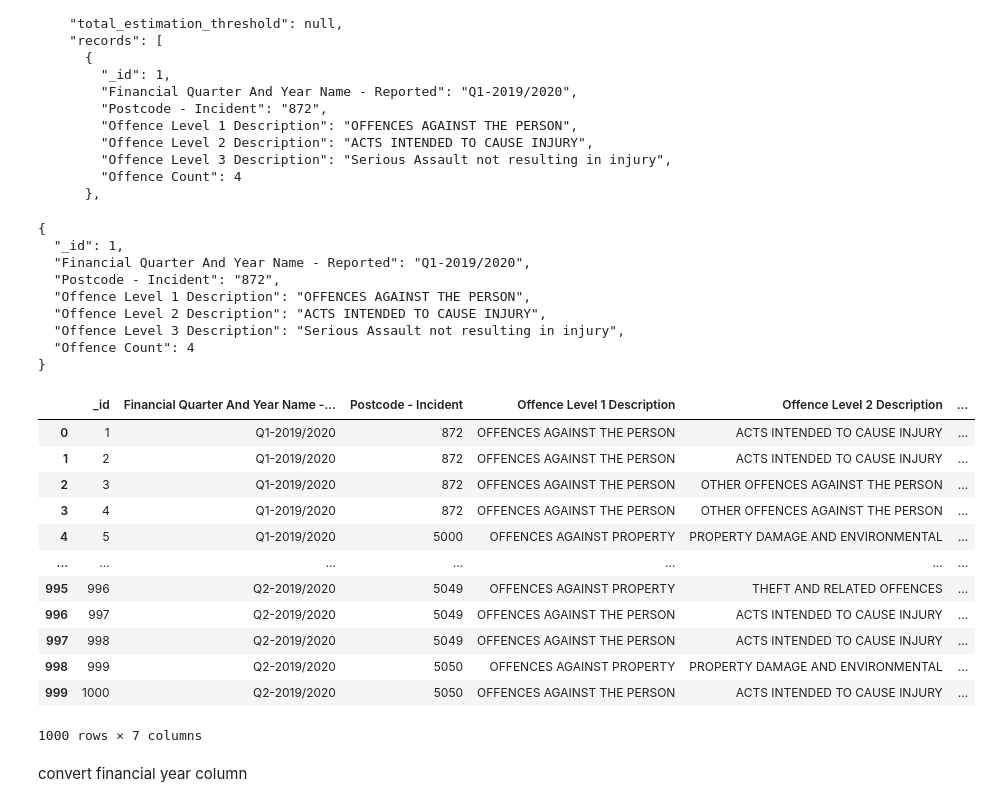
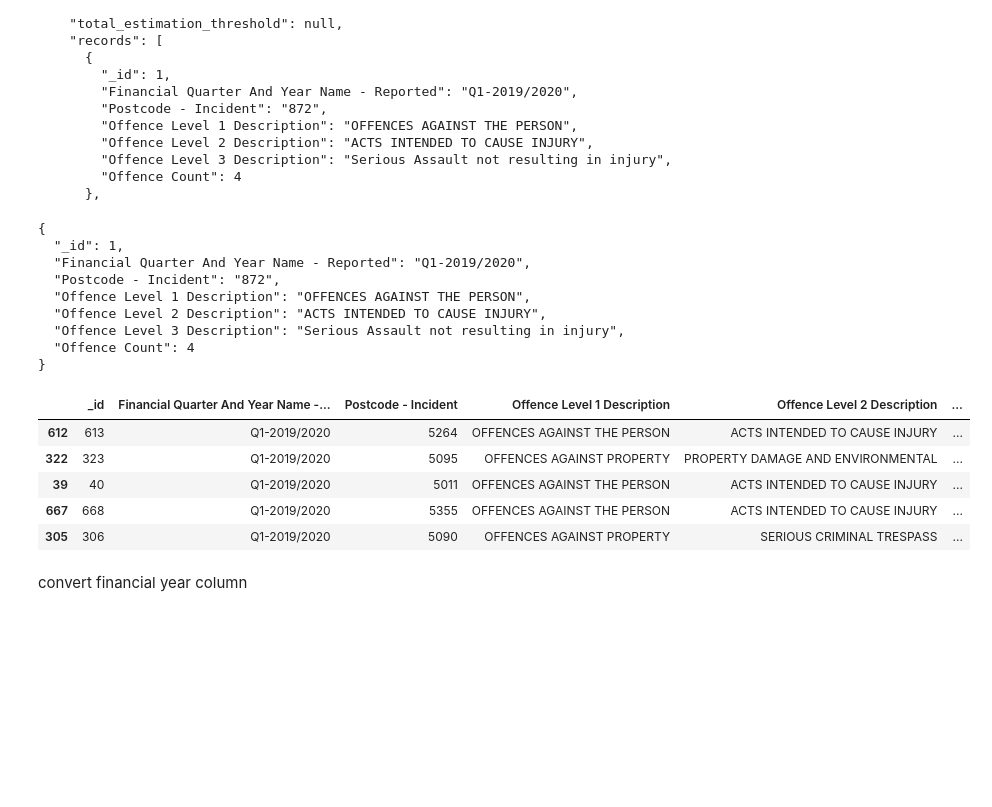
Before and after one commit to xariov/bid-task-public, a Jupyter notebook: task/code_review.ipynb, the cells around one changed output. Cells and saved outputs as stored; diff of their text form; code cells hidden in the pictures; blank space fills up the shorter version.

```diff
--- a/task/code_review.ipynb
+++ b/task/code_review.ipynb
@@ -88,31 +88,24 @@ dict_keys(['help', 'success', 'result'])
 # %%
 print(json.dumps(json_object["result"]["records"][0], indent = 2))
 j = json.dumps(json_object["result"]["records"], indent = 2)
 df = p.DataFrame.from_dict(json_object["result"]["records"])
-df
+df.sample(5)
 # %% [output]
 {
   "_id": 1,
   "Financial Quarter And Year Name - Reported": "Q1-2019/2020",
   "Postcode - Incident": "872",
   "Offence Level 1 Description": "OFFENCES AGAINST THE PERSON",
   "Offence Level 2 Description": "ACTS INTENDED TO CAUSE INJURY",
   "Offence Level 3 Description": "Serious Assault not resulting in injury",
   "Offence Count": 4
 }
 |  | _id | Financial Quarter And Year Name -... | Postcode - Incident | Offence Level 1 Description | Offence Level 2 Description | ... |
-| 0 | 1 | Q1-2019/2020 | 872 | OFFENCES AGAINST THE PERSON | ACTS INTENDED TO CAUSE INJURY | ... |
-| 1 | 2 | Q1-2019/2020 | 872 | OFFENCES AGAINST THE PERSON | ACTS INTENDED TO CAUSE INJURY | ... |
-| 2 | 3 | Q1-2019/2020 | 872 | OFFENCES AGAINST THE PERSON | OTHER OFFENCES AGAINST THE PERSON | ... |
-| 3 | 4 | Q1-2019/2020 | 872 | OFFENCES AGAINST THE PERSON | OTHER OFFENCES AGAINST THE PERSON | ... |
-| 4 | 5 | Q1-2019/2020 | 5000 | OFFENCES AGAINST PROPERTY | PROPERTY DAMAGE AND ENVIRONMENTAL | ... |
-| ... | ... | ... | ... | ... | ... | ... |
-| 995 | 996 | Q2-2019/2020 | 5049 | OFFENCES AGAINST PROPERTY | THEFT AND RELATED OFFENCES | ... |
-| 996 | 997 | Q2-2019/2020 | 5049 | OFFENCES AGAINST THE PERSON | ACTS INTENDED TO CAUSE INJURY | ... |
-| 997 | 998 | Q2-2019/2020 | 5049 | OFFENCES AGAINST THE PERSON | ACTS INTENDED TO CAUSE INJURY | ... |
-| 998 | 999 | Q2-2019/2020 | 5050 | OFFENCES AGAINST PROPERTY | PROPERTY DAMAGE AND ENVIRONMENTAL | ... |
-| 999 | 1000 | Q2-2019/2020 | 5050 | OFFENCES AGAINST THE PERSON | ACTS INTENDED TO CAUSE INJURY | ... |
+| 612 | 613 | Q1-2019/2020 | 5264 | OFFENCES AGAINST THE PERSON | ACTS INTENDED TO CAUSE INJURY | ... |
+| 322 | 323 | Q1-2019/2020 | 5095 | OFFENCES AGAINST PROPERTY | PROPERTY DAMAGE AND ENVIRONMENTAL | ... |
+| 39 | 40 | Q1-2019/2020 | 5011 | OFFENCES AGAINST THE PERSON | ACTS INTENDED TO CAUSE INJURY | ... |
+| 667 | 668 | Q1-2019/2020 | 5355 | OFFENCES AGAINST THE PERSON | ACTS INTENDED TO CAUSE INJURY | ... |
+| 305 | 306 | Q1-2019/2020 | 5090 | OFFENCES AGAINST PROPERTY | SERIOUS CRIMINAL TRESPASS | ... |
-1000 rows × 7 columns
 # %% [markdown]
 convert financial year column
 # %%
```
Also changed, not shown: parts of 1 cell of this notebook.
